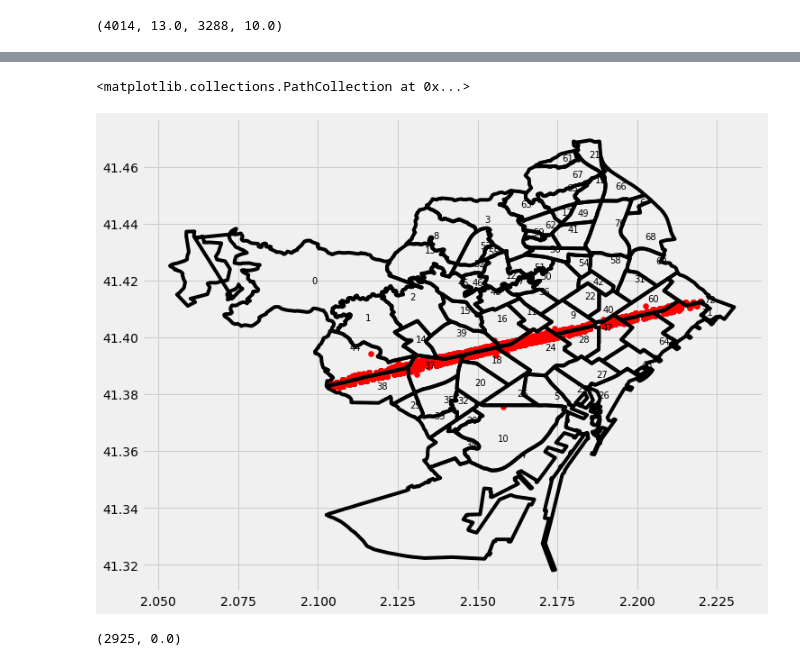
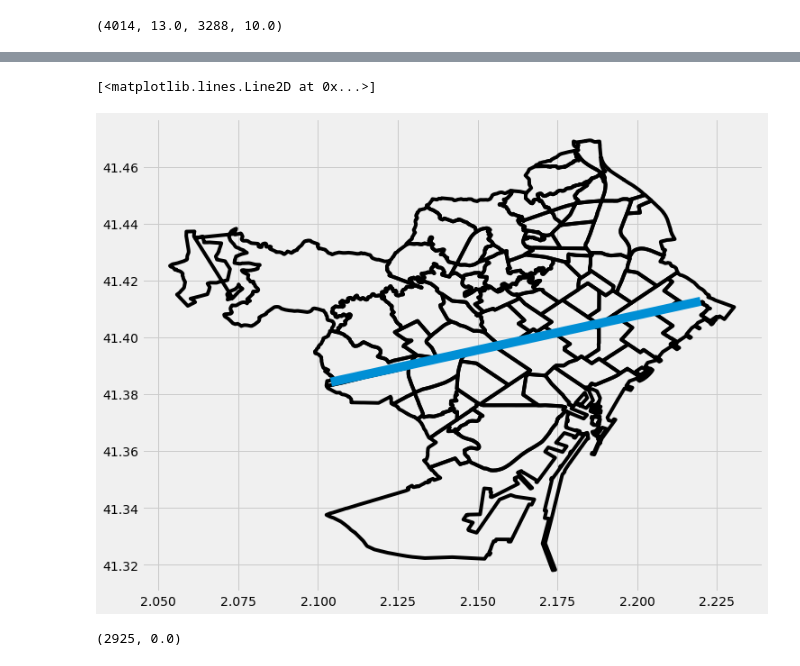
Before and after one commit to AlexChicote/BarcelonaAccidents, a Jupyter notebook: BarcelonaAccidents-2010-2018-Plotting-Accidents.ipynb, the cells around one changed output, grey strips where cells are left out. Drawn from its saved outputs; the diff is of its cells as text; code cells hidden in the pictures.

```diff
--- a/BarcelonaAccidents-2010-2018-Plotting-Accidents.ipynb
+++ b/BarcelonaAccidents-2010-2018-Plotting-Accidents.ipynb
@@ -868,0 +908,7 @@ plot_barri_data(sf, title, names, data, 2, True);
+# %%
+accidents['street'] = [remove_accents(posant_accents(x.strip().lower())) for x in accidents['street']]
+street = accidents.groupby('street').agg({'incident_#': 'count', '#_deaths': 'sum'}).sort_values('incident_#', ascending=False)
+street.columns = ['number_of_accidents', 'number_of_deaths']
+street['deaths_per_accident'] = (street['number_of_deaths']/street['number_of_accidents'])*100
+#[x for x in street.index if x.startswith('Corts')]
+street['number_of_accidents'].sum(), street['number_of_accidents'][0:100].sum()
@@ -874,10 +930,0 @@ neighborhood.sort_values('deaths_per_accident', ascending=False).head(10).plot(k
-# %%
-accidents['street'] = [remove_accents(posant_accents(x.strip())) for x in accidents['street']]
-street = accidents.groupby('street').agg({'incident_#': 'count', '#_deaths': 'sum'}).sort_values('incident_#', ascending=False)
-street.columns = ['number_of_accidents', 'number_of_deaths']
-street['deaths_per_accident'] = (street['number_of_deaths']/street['number_of_accidents'])*100
-#[x for x in street.index if x.startswith('Corts')]
-street['number_of_accidents'].sum(), street['number_of_accidents'][0:100].sum()
-street.head(30)
-street_ratio = street.sort_values('deaths_per_accident', ascending=False)
-street_ratio[street_ratio['number_of_accidents'] >200].head(20)
@@ -941,3 +1263,18 @@ plt.scatter(x,y,c='r')
 acc_des_per_street('Diagonal')
 # %% [output]
 (4014, 13.0, 3288, 10.0)
+# %%
+longitude_max = 0
+longitude_min = 100
+latitude_1 = 0
+latitude_2 = 0
+for a in zip(diagonal['longitude'], diagonal['latitude']):
+    if a[0] > longitude_max:
+        longitude_max = a[0]
+        latitude_2 = a[1]
+    if a[0] < longitude_min:
+        longitude_min = a[0]
+        latitude_1 = a[1]
+x_ = [longitude_min, longitude_max]
+y_ = [latitude_1, latitude_2]
+plt.plot(x_,y_)
@@ -944,34 +1284,38 @@ acc_des_per_street('Diagonal')
 # %%
 shp_path = "./shapefiles_barrio_barcelona/shapefiles_barrio_barcelona.shp"
 barri_sf = shp.Reader(shp_path)
 def plot_map_barri(sf, x_lim = None, y_lim = None, figsize = (11,9)):
     '''
     Plot map with lim coordinates
     '''
     plt.figure(figsize = figsize)
     id=0
     #name = df[df['cartodb_id'] == id]['n_distri'].values[0]
     for shape in sf.shapeRecords():
         x = [i[0] for i in shape.shape.points[:]]
         y = [i[1] for i in shape.shape.points[:]]
         plt.plot(x, y, 'k')
 
         if (x_lim == None) & (y_lim == None):
             x0 = np.mean(x)
             y0 = np.mean(y)
             #name = df[df['cartodb_id'] == id+1]['n_distri'].values[0]
             #name = df.at[id,'n_distri']
-            plt.text(x0, y0, id, fontsize=10)
+            #plt.text(x0, y0, fontsize=10)
         id = id+1
 
     if (x_lim != None) & (y_lim != None):
         plt.xlim(x_lim)
         plt.ylim(y_lim)
-plot_map_barri(barri_sf)
-plt.scatter(x,y,c='r')
+#plot_barri_data(sf, title, names, data, 2, True);
+plot_map_barri(sf)
+#plt.scatter(x,y,c='r')
+#plt.plot(x,y,zorder=2)
+#plt.scatter(x,y,)
+plt.plot(x_,y_, linewidth=10)
 # %% [output]
-<matplotlib.collections.PathCollection at 0x...>
+[<matplotlib.lines.Line2D at 0x...>]
-[figure, old version]
+[figure, new version]
 # %%
 def calc_color_barri(data, color=None):
         if color   == 1:
```
Also changed, not shown: parts of 50 cells of this notebook, 4 other files.
